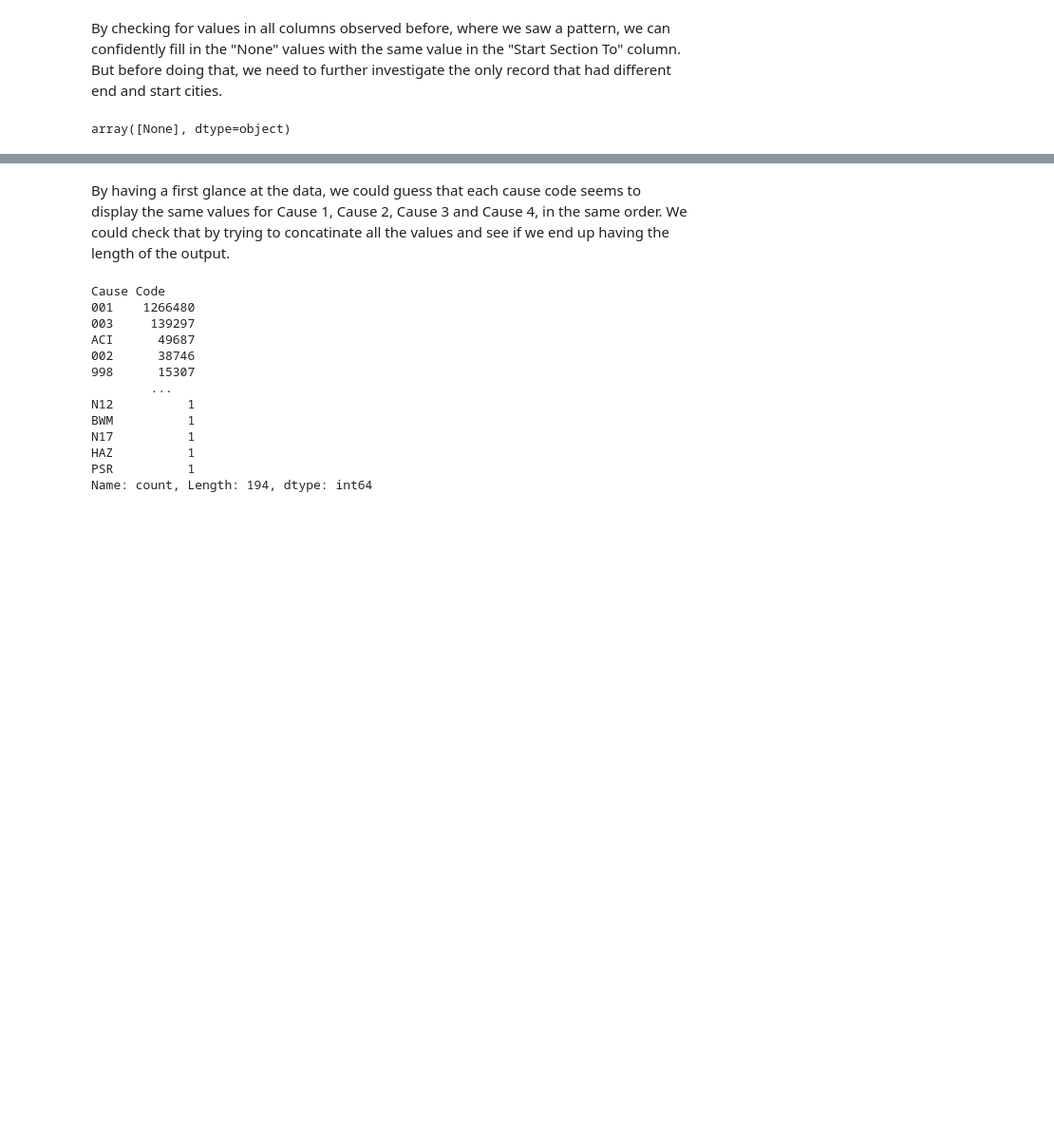
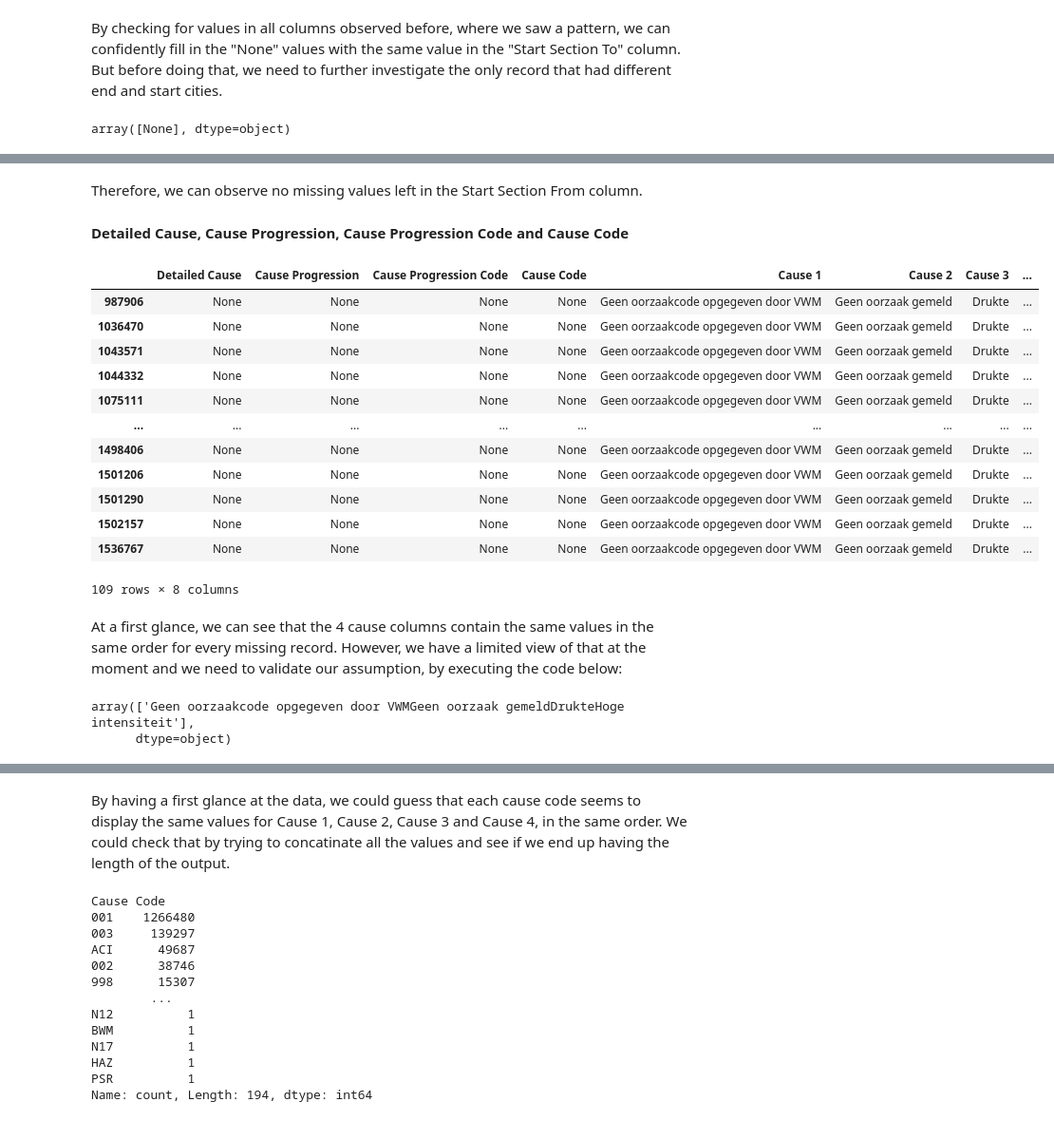
Before and after one commit to mhristev/TodayAI, a Jupyter notebook: eda_cleaning.ipynb, the cells around one changed output, grey strips where cells are left out. Shown at 95% size. Cells and saved outputs as stored; diff of their text form; code cells hidden in the pictures; blank space fills up the shorter version.

```diff
--- a/eda_cleaning.ipynb
+++ b/eda_cleaning.ipynb
@@ -799,0 +818,3 @@ We can see that, as expected, all values match, hinting that the NAs might have
+# %%
+traffic_jam['Start Section From'].fillna(traffic_jam['Start Section To'], inplace=True)
+traffic_jam.isna().sum()
@@ -799,0 +839,32 @@ We can see that, as expected, all values match, hinting that the NAs might have
+# %% [markdown]
+Therefore, we can observe no missing values left in the Start Section From column.
+
+#### Detailed Cause, Cause Progression, Cause Progression Code and Cause Code
+# %%
+missing_causes = traffic_jam.loc[traffic_jam["Detailed Cause"].isna(), ['Detailed Cause', 'Cause Progression', 'Cause Progression Code', 'Cause Code', 'Cause 1', 'Cause 2', 'Cause 3', 'Cause 4']]
+missing_causes
+# %% [output]
+|  | Detailed Cause | Cause Progression | Cause Progression Code | Cause Code | Cause 1 | Cause 2 | Cause 3 | ... |
+| 987906 | None | None | None | None | Geen oorzaakcode opgegeven door VWM | Geen oorzaak gemeld | Drukte | ... |
+| 1036470 | None | None | None | None | Geen oorzaakcode opgegeven door VWM | Geen oorzaak gemeld | Drukte | ... |
+| 1043571 | None | None | None | None | Geen oorzaakcode opgegeven door VWM | Geen oorzaak gemeld | Drukte | ... |
+| 1044332 | None | None | None | None | Geen oorzaakcode opgegeven door VWM | Geen oorzaak gemeld | Drukte | ... |
+| 1075111 | None | None | None | None | Geen oorzaakcode opgegeven door VWM | Geen oorzaak gemeld | Drukte | ... |
+| ... | ... | ... | ... | ... | ... | ... | ... | ... |
+| 1498406 | None | None | None | None | Geen oorzaakcode opgegeven door VWM | Geen oorzaak gemeld | Drukte | ... |
+| 1501206 | None | None | None | None | Geen oorzaakcode opgegeven door VWM | Geen oorzaak gemeld | Drukte | ... |
+| 1501290 | None | None | None | None | Geen oorzaakcode opgegeven door VWM | Geen oorzaak gemeld | Drukte | ... |
+| 1502157 | None | None | None | None | Geen oorzaakcode opgegeven door VWM | Geen oorzaak gemeld | Drukte | ... |
+| 1536767 | None | None | None | None | Geen oorzaakcode opgegeven door VWM | Geen oorzaak gemeld | Drukte | ... |
+109 rows × 8 columns
+# %% [markdown]
+At a first glance, we can see that the 4 cause columns contain the same values in the same order for every missing record. However, we have a limited view of that at the moment and we need to validate our assumption, by executing the code below:
+# %%
+combined_columns = missing_causes['Cause 1'].astype(str) + \
+                   missing_causes['Cause 2'].astype(str) + missing_causes['Cause 3'].astype(str) + \
+                   missing_causes['Cause 4'].astype(str)
+
+combined_columns.unique()
+# %% [output]
+array(['Geen oorzaakcode opgegeven door VWMGeen oorzaak gemeldDrukteHoge intensiteit'],
+      dtype=object)
```
Also changed, not shown: parts of 22 cells of this notebook.
